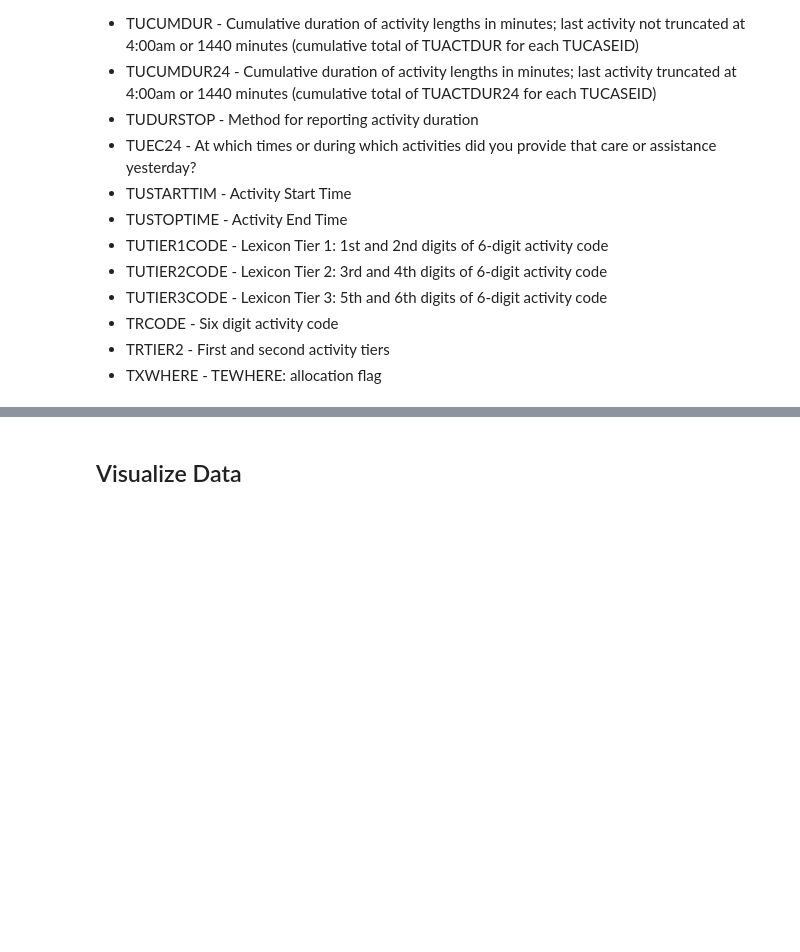
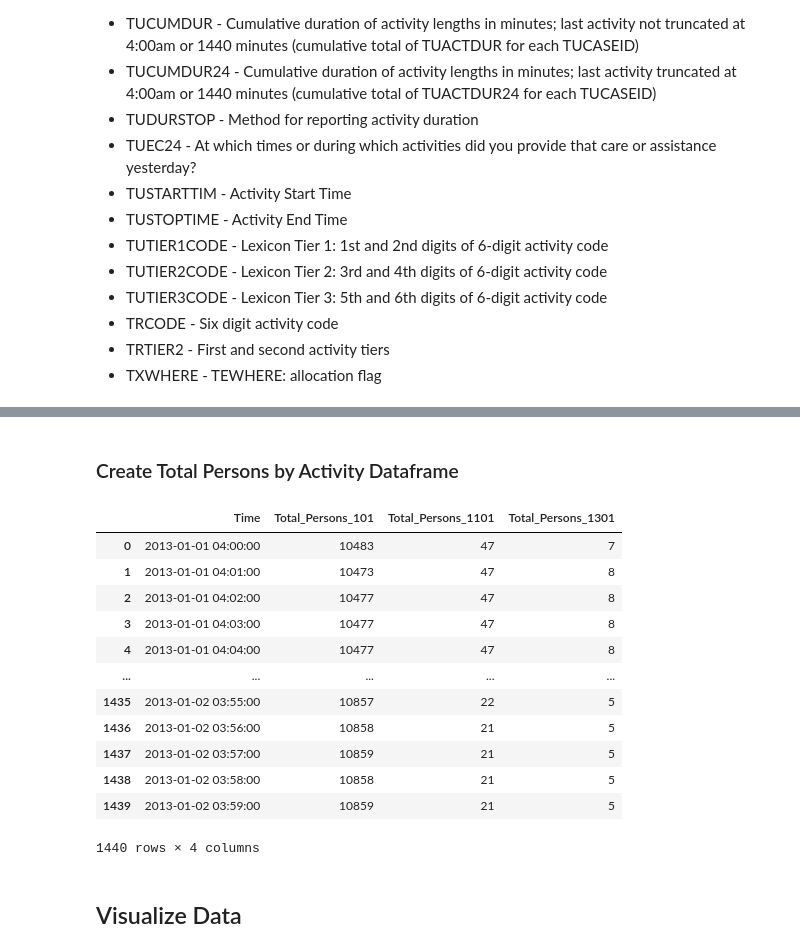
Before and after one commit to whbarndt/atus-analysis, a Jupyter notebook: atus-analysis.ipynb, the cells around one changed output, grey strips where cells are left out. Cells and saved outputs as stored; diff of their text form; code cells hidden in the pictures; blank space fills up the shorter version.

```diff
--- a/atus-analysis.ipynb
+++ b/atus-analysis.ipynb
@@ -100,0 +99,18 @@ assistance yesterday?
+# %%
+# Convert time strings to datetime
+base_date = f'{year}-01-01'
+atus_df['TUSTARTTIM'] = pd.to_datetime(base_date + ' ' + atus_df['TUSTARTTIM'])
+atus_df['TUSTOPTIME'] = pd.to_datetime(base_date + ' ' + atus_df['TUSTOPTIME'])
+
+# Define Start time, Stop time, and Range array between the two
+start_time = pd.to_datetime(f'{base_date}T04:00')
+print(f"Start Time: {start_time}")
+stop_time = start_time + pd.Timedelta(days=1)
+print(f"Stop Time: {stop_time}")
+atus_time_range = np.arange(start_time, stop_time, dtype='datetime64[m]')
+
+# Adjust dates for times past midnight
+atus_df.loc[atus_df['TUSTARTTIM'].dt.time < start_time.time(), 'TUSTARTTIM'] += pd.Timedelta(days=1)
+atus_df.loc[atus_df['TUSTARTTIM'] > atus_df['TUSTOPTIME'], 'TUSTOPTIME'] += pd.Timedelta(days=1)
+
+atus_df
@@ -101,2 +133,51 @@ assistance yesterday?
+# %% [markdown]
+### Create Total Persons by Activity Dataframe
+# %%
+# Define Tier 2 activity codes of interest
+tier2_activity_codes = [101,1101,1301]
+
+# Dictionary where totals will be stored
+total_persons_by_activity = {'Time': atus_time_range}
+specific_activities_df = atus_df[atus_df['TRTIER2'].isin(tier2_activity_codes)]
+
+# Checking the structure of the filtered DataFrame
+#print(specific_activities_df)
+
+# Looping through each activity
+for activity in tier2_activity_codes:
+
+    # Filter the DataFrame for the current activity
+    activity_df = specific_activities_df[specific_activities_df['TRTIER2'] == activity]
+
+    # Create a mask for each row indicating where it falls in the time range
+    mask = (total_persons_by_activity['Time'] >= activity_df['TUSTARTTIM'].values[:, None]) & \
+           (total_persons_by_activity['Time'] < activity_df['TUSTOPTIME'].values[:, None])
+
+    # Sum across the mask to get the count for each minute
+    total_persons_by_activity[f'Total_Persons_{activity}'] = mask.sum(axis=0)
+
+'''for activity in tier2_activity_codes:
+    specific_activity_df = specific_activities_df[specific_activities_df["TRTIER2"] == activity]
+    print(specific_activity_df)
+    for index, minute in enumerate(atus_time_range):
+        if (minute > specific_activity_df["TUSTARTTIM"]) and (minute < specific_activity_df["TUSTOPTIME"]):
+            total_persons_by_activity[f"Total_Persons_{activity}"][index] += 1'''
+
+total_persons_by_activity_df = pd.DataFrame(total_persons_by_activity)
+total_persons_by_activity_df
+# %% [output]
+|  | Time | Total_Persons_101 | Total_Persons_1101 | Total_Persons_1301 |
+| 0 | 2013-01-01 04:00:00 | 10483 | 47 | 7 |
+| 1 | 2013-01-01 04:01:00 | 10473 | 47 | 8 |
+| 2 | 2013-01-01 04:02:00 | 10477 | 47 | 8 |
+| 3 | 2013-01-01 04:03:00 | 10477 | 47 | 8 |
+| 4 | 2013-01-01 04:04:00 | 10477 | 47 | 8 |
+| ... | ... | ... | ... | ... |
+| 1435 | 2013-01-02 03:55:00 | 10857 | 22 | 5 |
+| 1436 | 2013-01-02 03:56:00 | 10858 | 21 | 5 |
+| 1437 | 2013-01-02 03:57:00 | 10859 | 21 | 5 |
+| 1438 | 2013-01-02 03:58:00 | 10858 | 21 | 5 |
+| 1439 | 2013-01-02 03:59:00 | 10859 | 21 | 5 |
+1440 rows × 4 columns
 # %% [markdown]
 ## Visualize Data
```
Also changed, not shown: parts of 7 cells of this notebook.
